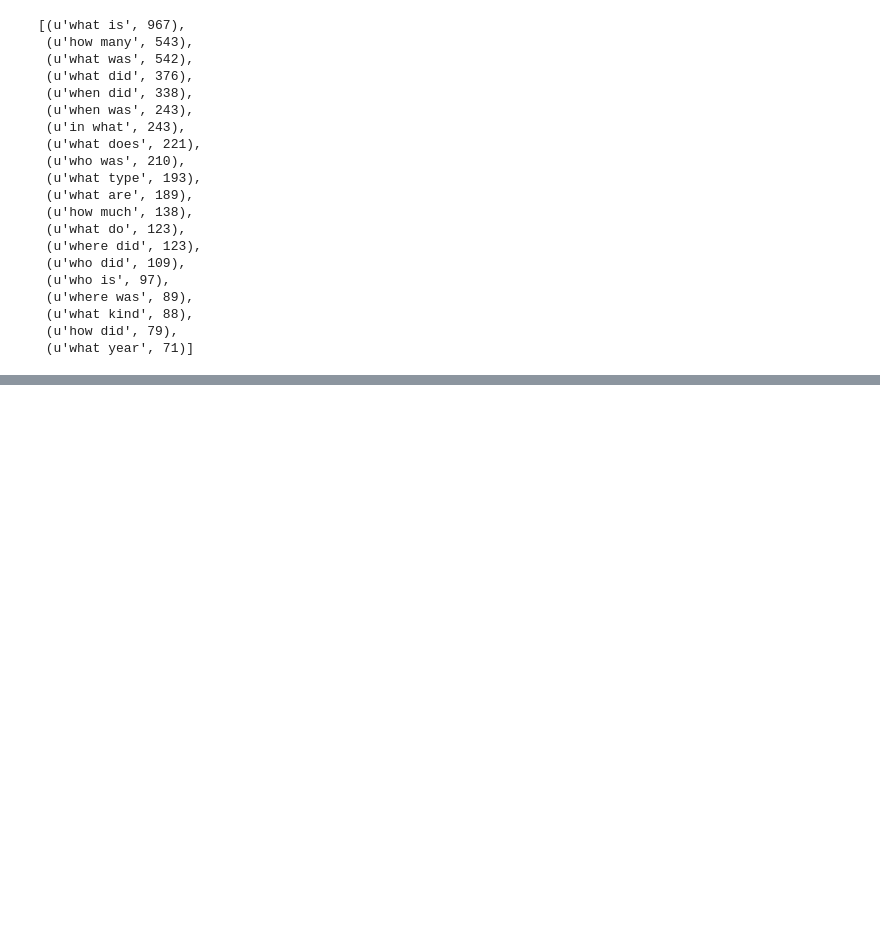
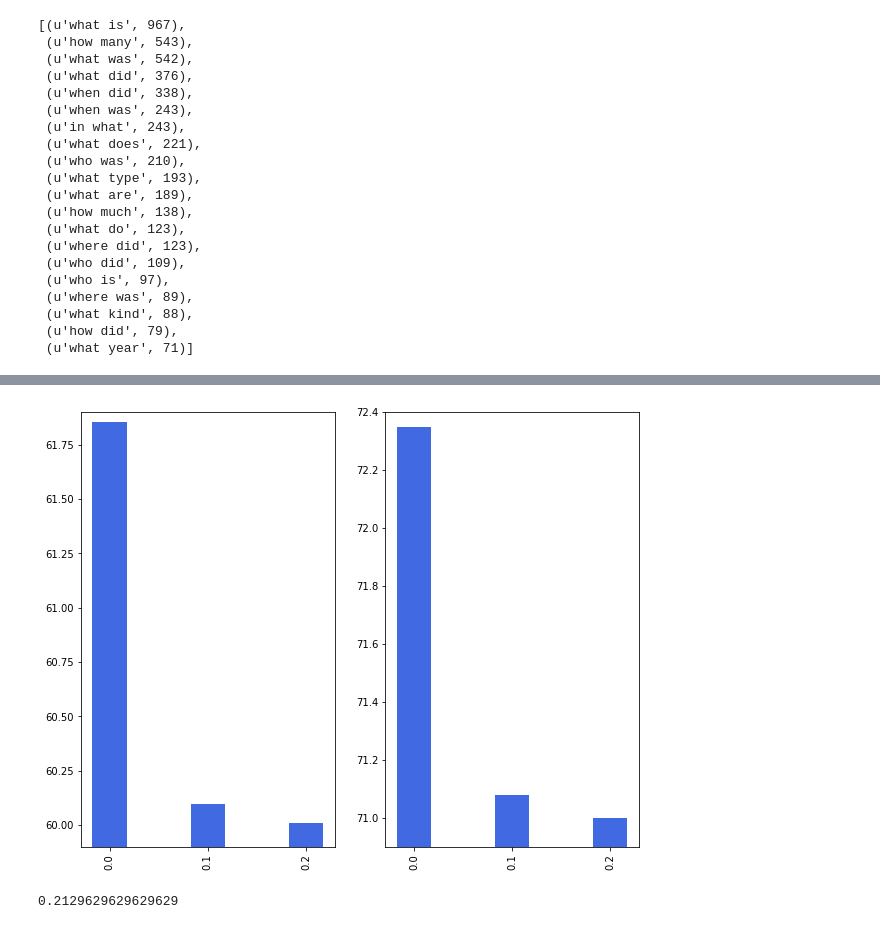
Before and after one commit to aiedward/SQuAD-1, a Jupyter notebook: code/analysis.ipynb, the cells around one changed output, grey strips where cells are left out. Cells and saved outputs as stored; diff of their text form; code cells hidden in the pictures; blank space fills up the shorter version.

```diff
--- a/code/analysis.ipynb
+++ b/code/analysis.ipynb
@@ -52,0 +133,38 @@ most_common_mask = [[q==x[0] for q in question_starts] for x in most_common]
+# %%
+M = 3
+thresholds = np.linspace(0, 0.2, M)
+uuid_masks = [list(np.array(qn_uuid_data)[oov_frac <= thresh]) for thresh in thresholds]
+# %%
+s = []
+for cnt, uuid_mask in enumerate(uuid_masks):
+    s.append(evaluate.masked_evaluate(dataset_json['data'], predictions, uuid_mask))
+# %%
+em = list(zip(*s)[0])
+f1 = list(zip(*s)[1])
+
+plotidx = np.arange(M)
+plt.rcParams['figure.figsize'] = (10.0, 8.0)
+fig = plt.figure()
+
+ax = fig.add_subplot(121)
+rects1 = ax.bar(plotidx,em, width, color='royalblue')
+ax.set_xticks(plotidx)
+ax.set_xticklabels(thresholds)
+plt.xticks(rotation=90)
+ax.set_ylim([59.9,61.9])
+
+ax = fig.add_subplot(122)
+rects1 = ax.bar(plotidx,f1, width, color='royalblue')
+ax.set_xticks(plotidx)
+ax.set_xticklabels(thresholds)
+plt.xticks(rotation=90)
+ax.set_ylim([70.9,72.4])
+
+plt.savefig('./figs/oov.pdf', format='pdf')
+plt.show() # at most
+# %% [output]
+[figure, added]
+# %%
+np.amax(oov_frac)
+# %% [output]
+0.2129629629629629
```
Also changed, not shown: parts of 14 cells of this notebook, 9 other files.
